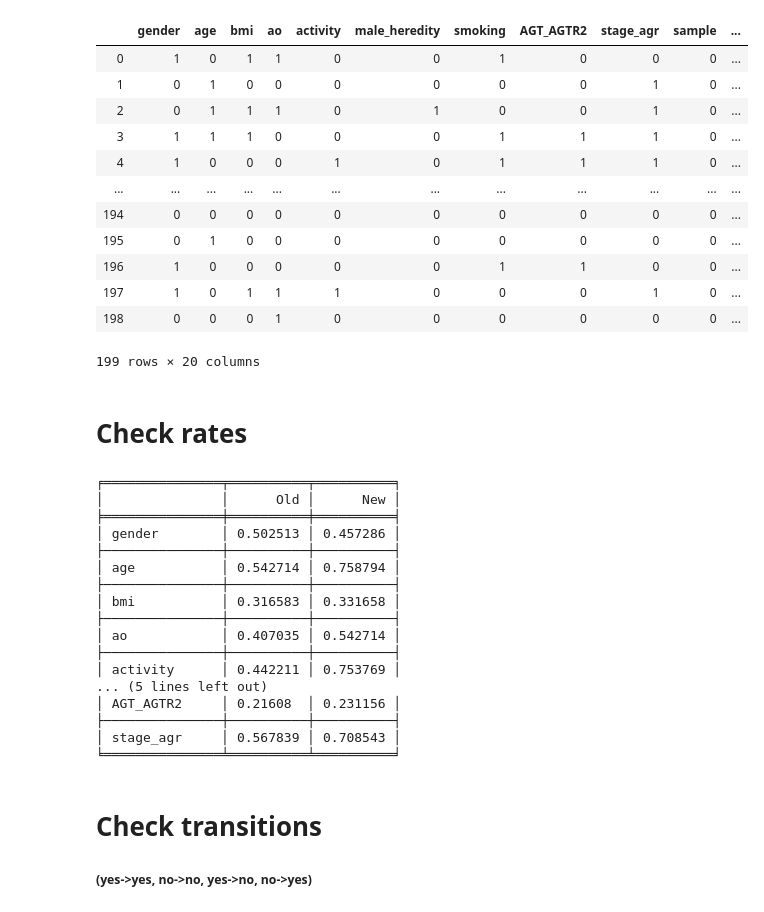
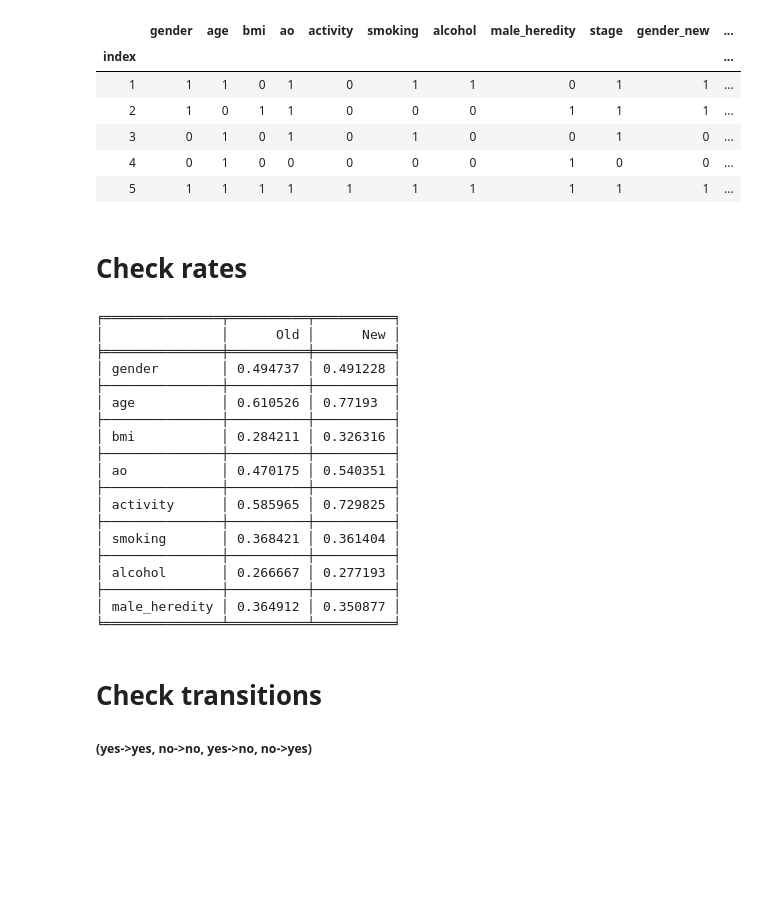
Before and after one commit to Khlebovich-Alexandra/Course-Work, a Jupyter notebook: find_dependence.ipynb, the cells around one changed output. Drawn from its saved outputs; the diff is of its cells as text; code cells hidden in the pictures; blank space fills up the shorter version.

Commit message:
decode new data

```diff
--- a/find_dependence.ipynb
+++ b/find_dependence.ipynb
@@ -80,0 +11,3 @@ data_new.reset_index(drop=True, inplace=True)
+# %%
+data_old = pd.read_csv('data_decode_old.csv', index_col=0)
+data_old.head()
@@ -80,0 +22,3 @@ data_new.reset_index(drop=True, inplace=True)
+# %%
+data_new = pd.read_csv('data_decode_new.csv', index_col=0)
+data_new.head()
@@ -81,2 +33,2 @@ data_new.reset_index(drop=True, inplace=True)
 # %%
-data_new.columns = data_new.columns.map(lambda x: x + '_new')
+data_combine = data_old.join(data_new.rename(lambda x: x+'_new', axis=1), how='right')
@@ -133,21 +35,13 @@ data_old_ind.reset_index(drop=True, inplace=True)
-# %%
-data_combine = data_old_ind.join(data_new, how='right')
 # %%
-data_combine
+data_combine.head()
 # %% [output]
-|  | gender | age | bmi | ao | activity | male_heredity | smoking | AGT_AGTR2 | stage_agr | sample | ... |
-| 0 | 1 | 0 | 1 | 1 | 0 | 0 | 1 | 0 | 0 | 0 | ... |
-| 1 | 0 | 1 | 0 | 0 | 0 | 0 | 0 | 0 | 1 | 0 | ... |
-| 2 | 0 | 1 | 1 | 1 | 0 | 1 | 0 | 0 | 1 | 0 | ... |
-| 3 | 1 | 1 | 1 | 0 | 0 | 0 | 1 | 1 | 1 | 0 | ... |
-| 4 | 1 | 0 | 0 | 0 | 1 | 0 | 1 | 1 | 1 | 0 | ... |
-| ... | ... | ... | ... | ... | ... | ... | ... | ... | ... | ... | ... |
-| 194 | 0 | 0 | 0 | 0 | 0 | 0 | 0 | 0 | 0 | 0 | ... |
-| 195 | 0 | 1 | 0 | 0 | 0 | 0 | 0 | 0 | 0 | 0 | ... |
-| 196 | 1 | 0 | 0 | 0 | 0 | 0 | 1 | 1 | 0 | 0 | ... |
-| 197 | 1 | 0 | 1 | 1 | 1 | 0 | 0 | 0 | 1 | 0 | ... |
-| 198 | 0 | 0 | 0 | 1 | 0 | 0 | 0 | 0 | 0 | 0 | ... |
+|  | gender | age | bmi | ao | activity | smoking | alcohol | male_heredity | stage | gender_new | ... |
+| index |  |  |  |  |  |  |  |  |  |  | ... |
+| 1 | 1 | 1 | 0 | 1 | 0 | 1 | 1 | 0 | 1 | 1 | ... |
+| 2 | 1 | 0 | 1 | 1 | 0 | 0 | 0 | 1 | 1 | 1 | ... |
+| 3 | 0 | 1 | 0 | 1 | 0 | 1 | 0 | 0 | 1 | 0 | ... |
+| 4 | 0 | 1 | 0 | 0 | 0 | 0 | 0 | 1 | 0 | 0 | ... |
+| 5 | 1 | 1 | 1 | 1 | 1 | 1 | 1 | 1 | 1 | 1 | ... |
-199 rows × 20 columns
 # %% [markdown]
 # Check rates
 # %%
@@ -163,24 +57,26 @@ def get_info_rate(data, col_names):
         table += [[col, rate_old, rate_new]]
     print(tabulate(table, headers=['', 'Old', 'New'], tablefmt='fancy_grid'))
 # %%
-get_info_rate(data_combine, data.columns[:-1])
+get_info_rate(data_combine, data_old.columns[:-1])
 # %% [output]
 ╒═══════════════╤══════════╤══════════╕
 │               │      Old │      New │
 ╞═══════════════╪══════════╪══════════╡
-│ gender        │ 0.502513 │ 0.457286 │
+│ gender        │ 0.494737 │ 0.491228 │
 ├───────────────┼──────────┼──────────┤
-│ age           │ 0.542714 │ 0.758794 │
+│ age           │ 0.610526 │ 0.77193  │
 ├───────────────┼──────────┼──────────┤
-│ bmi           │ 0.316583 │ 0.331658 │
+│ bmi           │ 0.284211 │ 0.326316 │
 ├───────────────┼──────────┼──────────┤
-│ ao            │ 0.407035 │ 0.542714 │
+│ ao            │ 0.470175 │ 0.540351 │
 ├───────────────┼──────────┼──────────┤
-│ activity      │ 0.442211 │ 0.753769 │
-... (5 lines left out)
-│ AGT_AGTR2     │ 0.21608  │ 0.231156 │
+│ activity      │ 0.585965 │ 0.729825 │
 ├───────────────┼──────────┼──────────┤
-│ stage_agr     │ 0.567839 │ 0.708543 │
+│ smoking       │ 0.368421 │ 0.361404 │
+├───────────────┼──────────┼──────────┤
+│ alcohol       │ 0.266667 │ 0.277193 │
+├───────────────┼──────────┼──────────┤
+│ male_heredity │ 0.364912 │ 0.350877 │
 ╘═══════════════╧══════════╧══════════╛
 # %% [markdown]
 # Check transitions
```
Also changed, not shown: parts of 23 cells of this notebook, 5 other files.
